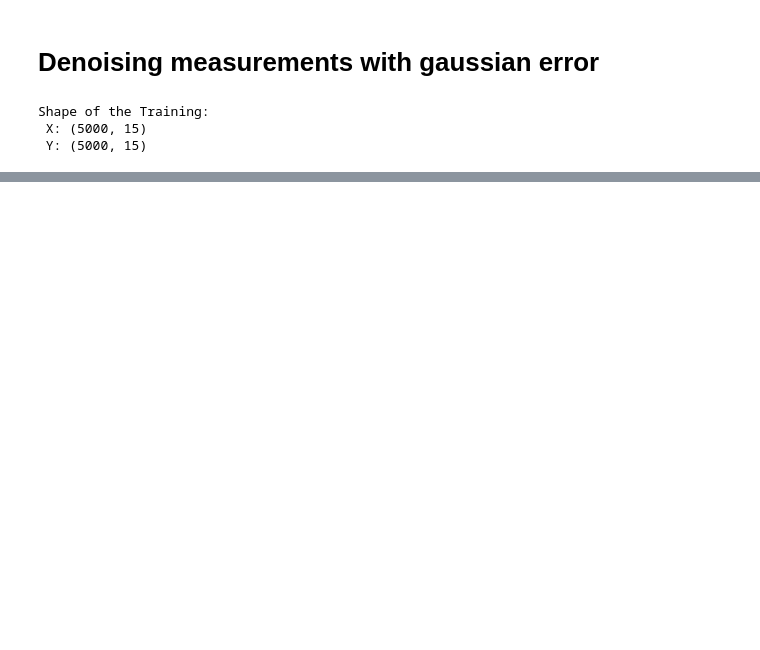
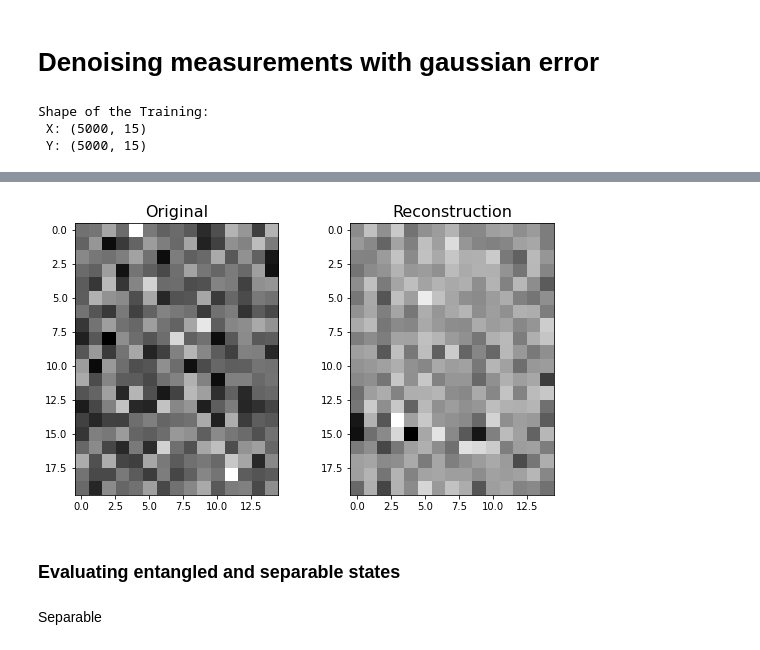
Before and after one commit to nahumsa/DM-Reconstruction, a Jupyter notebook: Reconstruct DM.ipynb, the cells around one changed output, grey strips where cells are left out. Drawn from its saved outputs; the diff is of its cells as text; code cells hidden in the pictures; blank space fills up the shorter version.

```diff
--- a/Reconstruct DM.ipynb
+++ b/Reconstruct DM.ipynb
@@ -294,0 +275,8 @@ plt.show()
+# %%
+from Utils.Dataset import create_dataset
+
+samples_train = 5000
+states_train, measurements_train, labels_train = create_dataset(samples_train)
+
+samples_test = 3000
+states_test, measurements_test, labels_test = create_dataset(samples_test)
@@ -294,0 +356,40 @@ plt.show()
+# %%
+from Utils.Plotter import PeriodicPlotter
+
+r_loss = 10.
+beta = 1e-2
+epochs = 200
+
+# Periodic Plotter for loss
+plotter = PeriodicPlotter(sec=5, xlabel='Epochs', ylabel='Loss')
+
+loss_epochs = ent.training(dataset, epochs, r_loss, beta, Plotter=plotter)
+# %%
+fig = plt.figure(figsize=(14,5))
+gs = fig.add_gridspec(1, 3)
+ax1 = fig.add_subplot(gs[0, 0])
+ax2 = fig.add_subplot(gs[0, 1])
+
+
+ax1.imshow((X_train[0:20]), cmap="gray")
+ax1.set_title('Original', size=16)
+
+ax2.imshow(ent.predict(X_train[0:20]), cmap="gray")
+ax2.set_title('Reconstruction', size=16)
+
+#_, _, z = ent.encoder(X_test)
+#z = z.numpy()
+
+#ax3 = fig.add_subplot(gs[0, 2])
+#ims = ax3.scatter(z[:,0], z[:,1], c=Y_test)
+#ax3.set_title('Latent Space', size=16)
+#plt.colorbar(ims, ax=ax3)
+
+plt.show()
+# %% [output]
+[figure, added]
+# %% [markdown]
+### Evaluating entangled and separable states
+# %% [markdown]
+
+Separable
```
Also changed, not shown: parts of 15 cells of this notebook.
